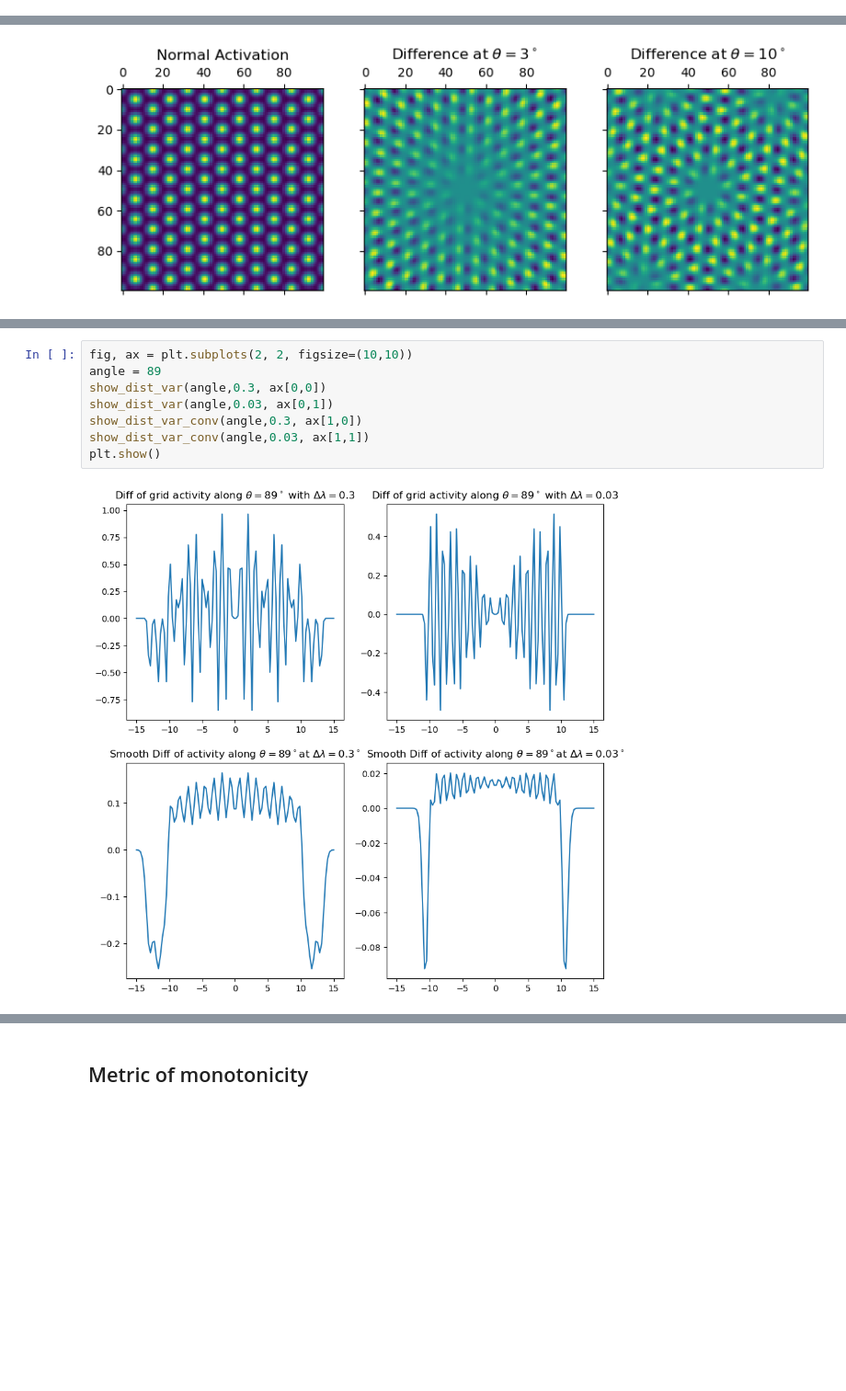
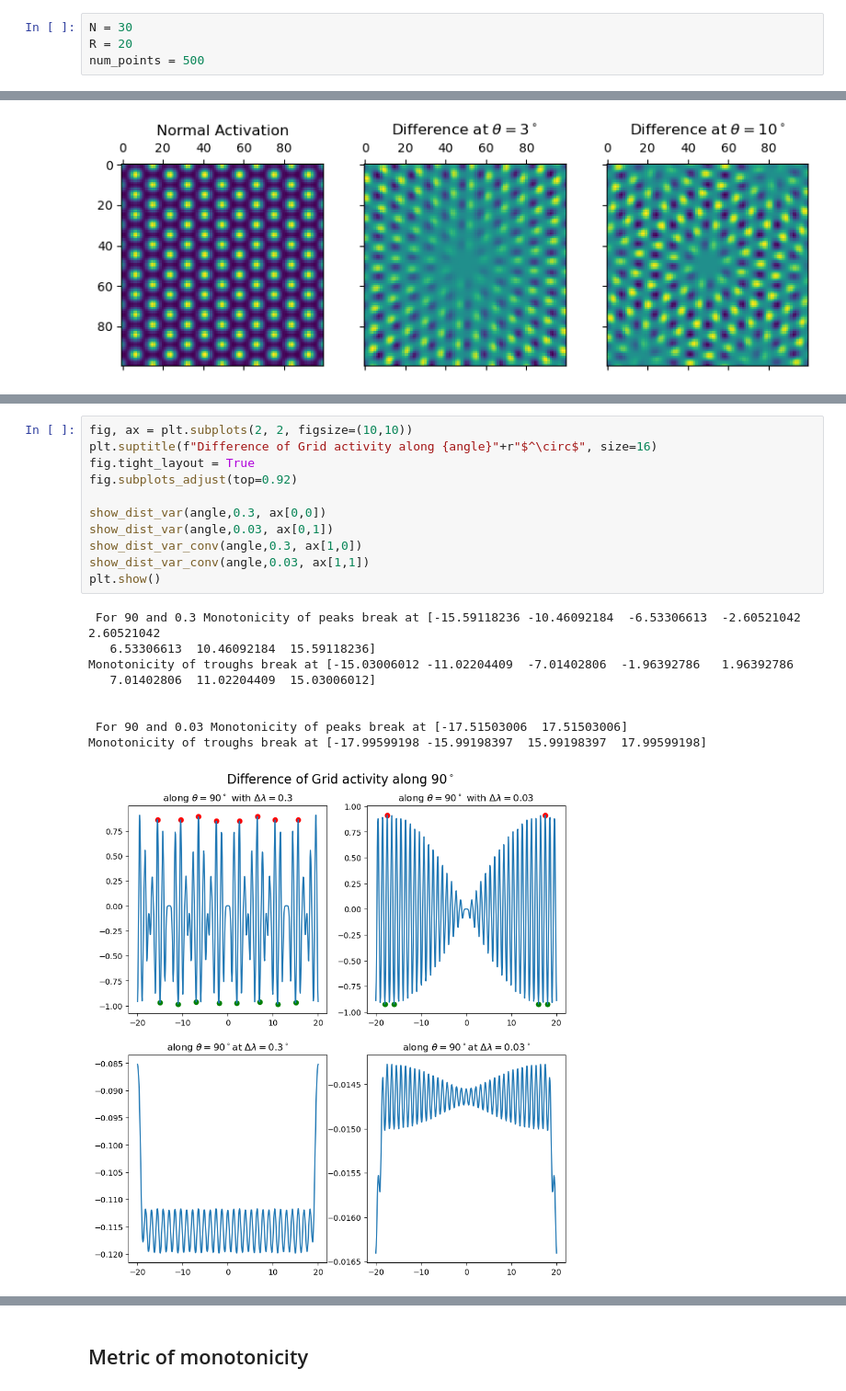
Before and after one commit to MathePhysics/GriDDE, a Jupyter notebook: ipynb/ActivityDiff.ipynb, the cells around one changed output, grey strips where cells are left out. Shown at 92% size. Saved outputs shown, nothing was run; the diff lists cells and outputs as text; blank space fills up the shorter version.

```diff
--- a/ipynb/ActivityDiff.ipynb
+++ b/ipynb/ActivityDiff.ipynb
@@ -6,0 +8,4 @@ import scipy as sp
+# %%
+N = 30
+R = 20
+num_points = 500
@@ -178,10 +242,21 @@ plt.show()
 # %%
 fig, ax = plt.subplots(2, 2, figsize=(10,10))
-angle = 89
+plt.suptitle(f"Difference of Grid activity along {angle}"+r"$^\circ$", size=16)
+fig.tight_layout = True
+fig.subplots_adjust(top=0.92)
+
 show_dist_var(angle,0.3, ax[0,0])
 show_dist_var(angle,0.03, ax[0,1])
 show_dist_var_conv(angle,0.3, ax[1,0])
 show_dist_var_conv(angle,0.03, ax[1,1])
 plt.show()
 # %% [output]
+ For 90 and 0.3 Monotonicity of peaks break at [-15.59118236 -10.46092184  -6.53306613  -2.60521042   2.60521042
+   6.53306613  10.46092184  15.59118236]
+Monotonicity of troughs break at [-15.03006012 -11.02204409  -7.01402806  -1.96392786   1.96392786
+   7.01402806  11.02204409  15.03006012]
+
+
+ For 90 and 0.03 Monotonicity of peaks break at [-17.51503006  17.51503006]
+Monotonicity of troughs break at [-17.99599198 -15.99198397  15.99198397  17.99599198]
-[figure, old version]
+[figure, new version]
```
Also changed, not shown: parts of 19 cells of this notebook.
